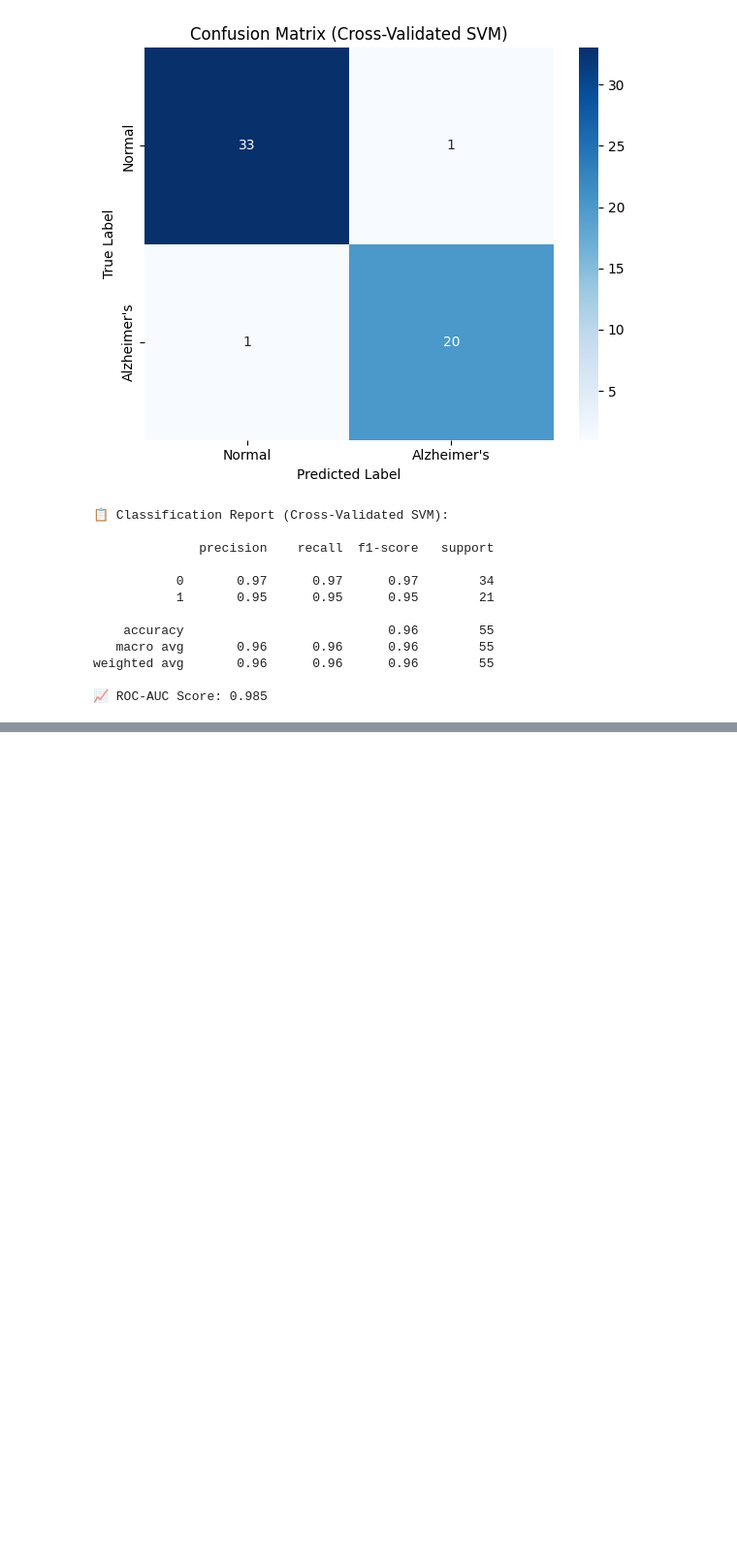
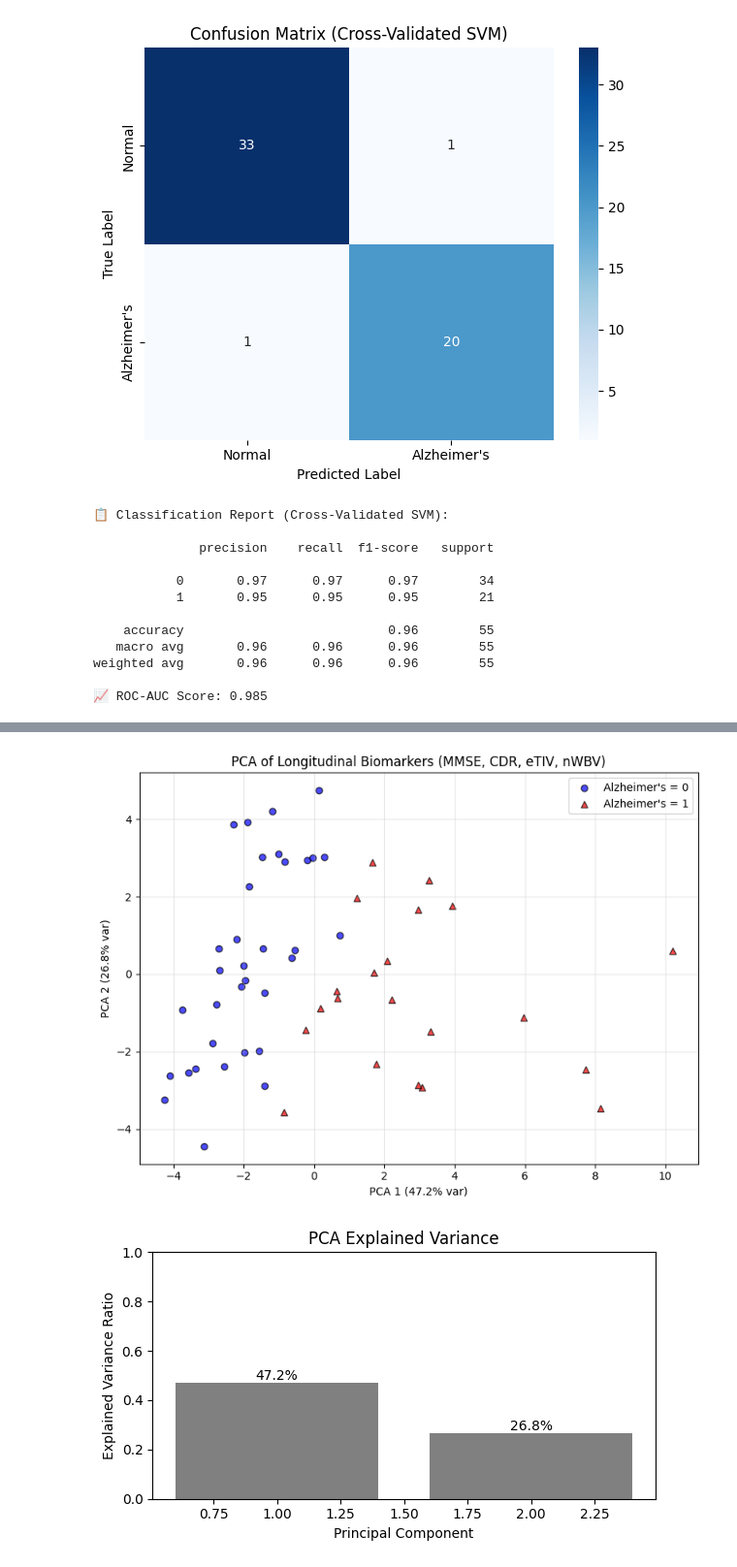
Before and after one commit to mirza019/Temporal_Clustering_in_Dynamic_Medical_Datasets, a Jupyter notebook: Temporal_Clustering_in_Dynamic_Medical_Datasets.ipynb, the cells around one changed output, grey strips where cells are left out. Shown: that part at 97% size. Saved outputs shown, nothing was run; the diff lists cells and outputs as text; code cells hidden in the pictures; blank space fills up the shorter version.

```diff
--- a/Temporal_Clustering_in_Dynamic_Medical_Datasets.ipynb
+++ b/Temporal_Clustering_in_Dynamic_Medical_Datasets.ipynb
@@ -326,0 +425,53 @@ weighted avg       0.96      0.96      0.96        55
+# %%
+# --- PCA visualization from longitudinal features ---
+
+import numpy as np
+import matplotlib.pyplot as plt
+from sklearn.preprocessing import StandardScaler
+from sklearn.decomposition import PCA
+
+# 1) Collect all longitudinal feature columns
+feature_cols = [c for c in df_combined.columns if c.startswith(("MMSE","CDR","eTIV","nWBV"))]
+
+# 2) Extract feature matrix X and labels y
+X_raw = df_combined[feature_cols].dropna().values
+y = df_combined.loc[df_combined[feature_cols].dropna().index, "Alzheimers_Label"].values
+
+# 3) Scale features
+scaler = StandardScaler()
+X_scaled = scaler.fit_transform(X_raw)
+
+# 4) PCA to 2D
+pca = PCA(n_components=2, random_state=42)
+X_pca_vis = pca.fit_transform(X_scaled)
+
+# 5) Scatter plot
+plt.figure(figsize=(8,6))
+for label, marker, color in [(0, "o", "blue"), (1, "^", "red")]:
+    plt.scatter(X_pca_vis[y==label, 0], X_pca_vis[y==label, 1],
+                marker=marker, color=color, edgecolor="k",
+                alpha=0.7, label=f"Alzheimer's = {label}")
+plt.xlabel(f"PCA 1 ({pca.explained_variance_ratio_[0]*100:.1f}% var)")
+plt.ylabel(f"PCA 2 ({pca.explained_variance_ratio_[1]*100:.1f}% var)")
+plt.title("PCA of Longitudinal Biomarkers (MMSE, CDR, eTIV, nWBV)")
+plt.legend()
+plt.grid(True, alpha=0.3)
+plt.tight_layout()
+plt.show()
+
+# 6) Explained variance plot
+plt.figure(figsize=(6,3.5))
+vals = pca.explained_variance_ratio_
+xs = np.arange(1, len(vals)+1)
+plt.bar(xs, vals, color="gray")
+for x, v in zip(xs, vals):
+    plt.text(x, v+0.01, f"{v*100:.1f}%", ha="center")
+plt.ylim(0, 1)
+plt.xlabel("Principal Component")
+plt.ylabel("Explained Variance Ratio")
+plt.title("PCA Explained Variance")
+plt.tight_layout()
+plt.show()
+# %% [output]
+[figure, added]
+[figure, added]
```
Also changed, not shown: parts of 4 cells of this notebook.
